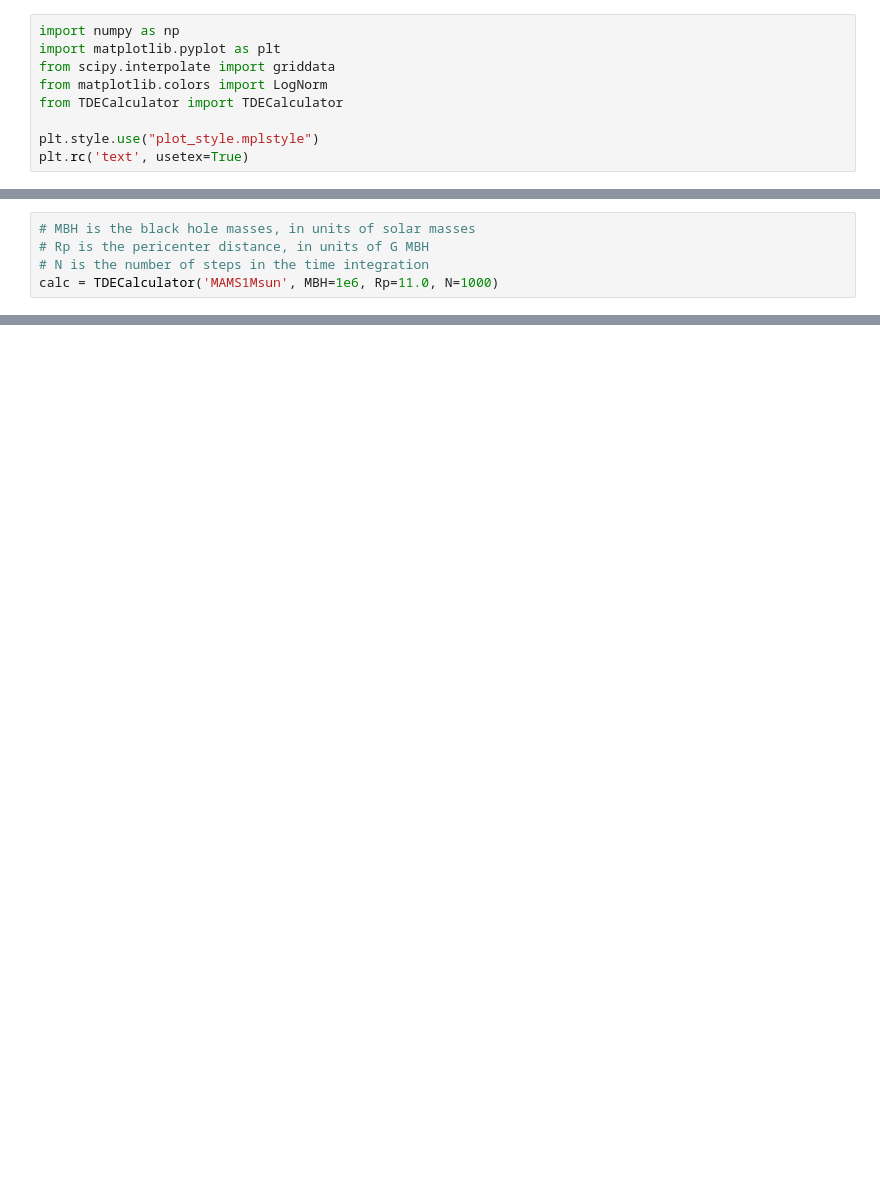
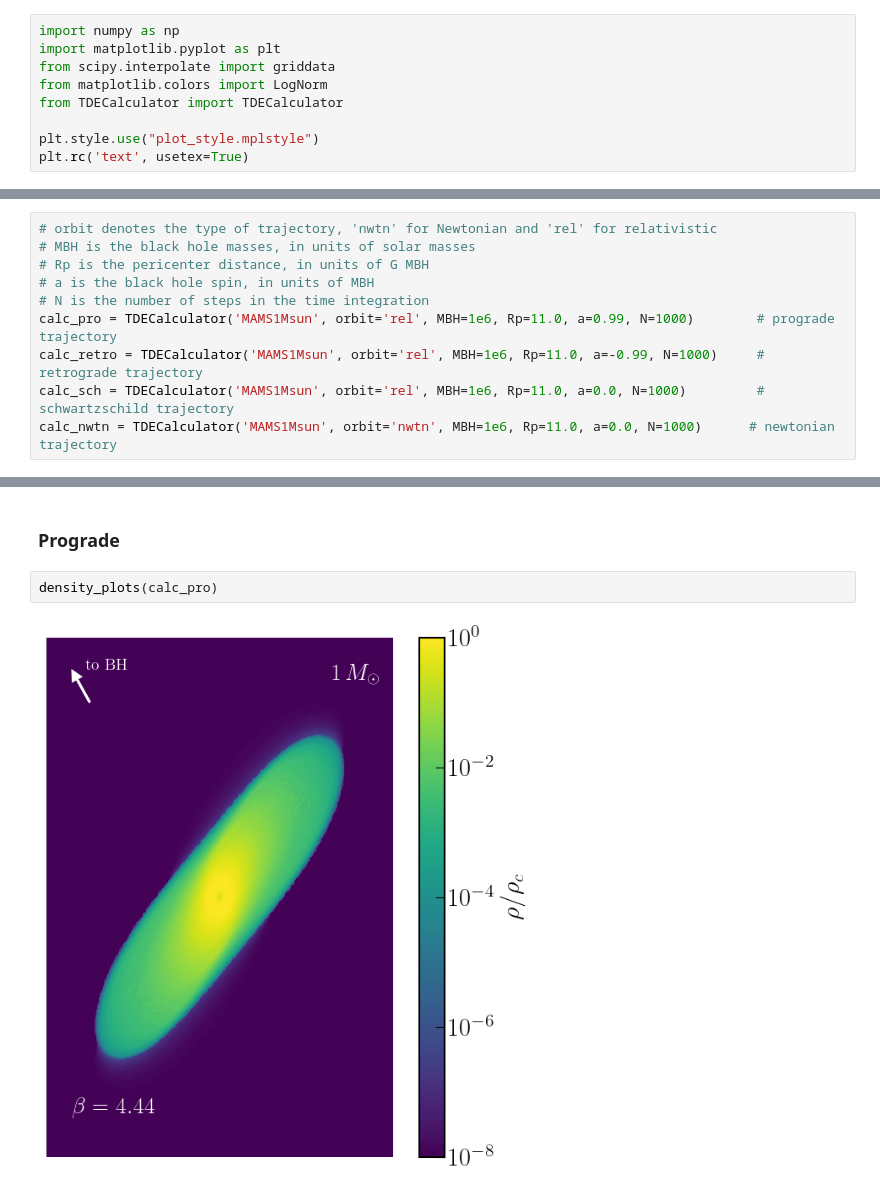
Before and after one commit to ZihanZhou26/PerTDE, a Jupyter notebook: TDECalculator_example.ipynb, the cells around one changed output, grey strips where cells are left out. Saved outputs shown, nothing was run; the diff lists cells and outputs as text; blank space fills up the shorter version.

Commit message:
relativistic example

```diff
--- a/TDECalculator_example.ipynb
+++ b/TDECalculator_example.ipynb
@@ -12,6 +12,11 @@ plt.rc('text', usetex=True)
 # %%
+# orbit denotes the type of trajectory, 'nwtn' for Newtonian and 'rel' for relativistic
 # MBH is the black hole masses, in units of solar masses
 # Rp is the pericenter distance, in units of G MBH
+# a is the black hole spin, in units of MBH
 # N is the number of steps in the time integration
-calc = TDECalculator('MAMS1Msun', MBH=1e6, Rp=11.0, N=1000)
+calc_pro = TDECalculator('MAMS1Msun', orbit='rel', MBH=1e6, Rp=11.0, a=0.99, N=1000)        # prograde trajectory
+calc_retro = TDECalculator('MAMS1Msun', orbit='rel', MBH=1e6, Rp=11.0, a=-0.99, N=1000)     # retrograde trajectory
+calc_sch = TDECalculator('MAMS1Msun', orbit='rel', MBH=1e6, Rp=11.0, a=0.0, N=1000)         # schwartzschild trajectory
+calc_nwtn = TDECalculator('MAMS1Msun', orbit='nwtn', MBH=1e6, Rp=11.0, a=0.0, N=1000)      # newtonian trajectory
 # %% [markdown]
@@ -101,0 +105,6 @@ plt.show()
+# %% [markdown]
+### Prograde ###
+# %%
+density_plots(calc_pro)
+# %% [output]
+[figure, added]
```
Also changed, not shown: parts of 24 cells of this notebook.
